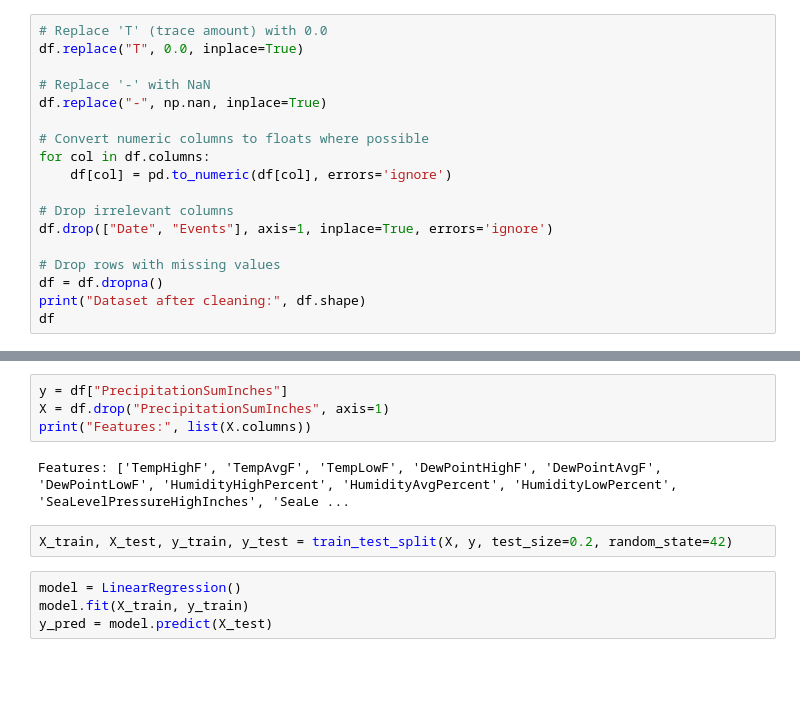
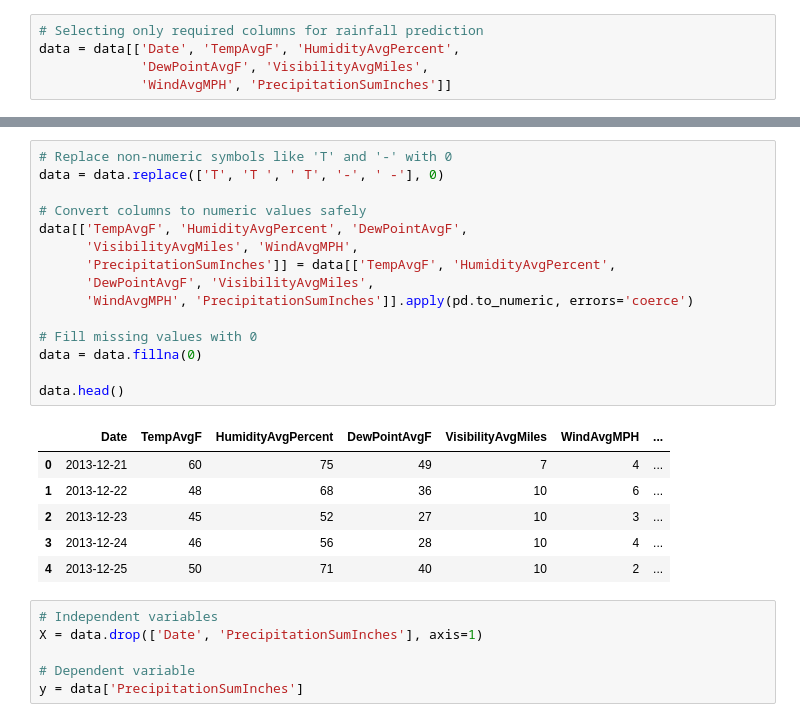
Before and after one commit to NirajMankar/GITHUB, a Jupyter notebook: Rainfall_predication.ipynb/Rainfall predication.ipynb, the cells around one changed output, grey strips where cells are left out. Saved outputs shown, nothing was run; the diff lists cells and outputs as text; blank space fills up the shorter version.

```diff
--- a/Rainfall_predication.ipynb/Rainfall predication.ipynb
+++ b/Rainfall_predication.ipynb/Rainfall predication.ipynb
@@ -28,18 +21,5 @@ Dataset shape: (1319, 21)
 # %%
-# Replace 'T' (trace amount) with 0.0
-df.replace("T", 0.0, inplace=True)
-
-# Replace '-' with NaN
-df.replace("-", np.nan, inplace=True)
-
-# Convert numeric columns to floats where possible
-for col in df.columns:
-    df[col] = pd.to_numeric(df[col], errors='ignore')
-
-# Drop irrelevant columns
-df.drop(["Date", "Events"], axis=1, inplace=True, errors='ignore')
-
-# Drop rows with missing values
-df = df.dropna()
-print("Dataset after cleaning:", df.shape)
-df
+# Selecting only required columns for rainfall prediction
+data = data[['Date', 'TempAvgF', 'HumidityAvgPercent',
+             'DewPointAvgF', 'VisibilityAvgMiles',
+             'WindAvgMPH', 'PrecipitationSumInches']]
@@ -61,13 +26,29 @@ Dataset after cleaning: (1305, 19)
-# %%
-y = df["PrecipitationSumInches"]
-X = df.drop("PrecipitationSumInches", axis=1)
-print("Features:", list(X.columns))
-# %% [output]
-Features: ['TempHighF', 'TempAvgF', 'TempLowF', 'DewPointHighF', 'DewPointAvgF', 'DewPointLowF', 'HumidityHighPercent', 'HumidityAvgPercent', 'HumidityLowPercent', 'SeaLevelPressureHighInches', 'SeaLe ...
+# %%
+# Replace non-numeric symbols like 'T' and '-' with 0
+data = data.replace(['T', 'T ', ' T', '-', ' -'], 0)
+
+# Convert columns to numeric values safely
+data[['TempAvgF', 'HumidityAvgPercent', 'DewPointAvgF',
+      'VisibilityAvgMiles', 'WindAvgMPH',
+      'PrecipitationSumInches']] = data[['TempAvgF', 'HumidityAvgPercent',
+      'DewPointAvgF', 'VisibilityAvgMiles',
+      'WindAvgMPH', 'PrecipitationSumInches']].apply(pd.to_numeric, errors='coerce')
+
+# Fill missing values with 0
+data = data.fillna(0)
+
+data.head()
+# %% [output]
+|  | Date | TempAvgF | HumidityAvgPercent | DewPointAvgF | VisibilityAvgMiles | WindAvgMPH | ... |
+| 0 | 2013-12-21 | 60 | 75 | 49 | 7 | 4 | ... |
+| 1 | 2013-12-22 | 48 | 68 | 36 | 10 | 6 | ... |
+| 2 | 2013-12-23 | 45 | 52 | 27 | 10 | 3 | ... |
+| 3 | 2013-12-24 | 46 | 56 | 28 | 10 | 4 | ... |
+| 4 | 2013-12-25 | 50 | 71 | 40 | 10 | 2 | ... |
 # %%
-X_train, X_test, y_train, y_test = train_test_split(X, y, test_size=0.2, random_state=42)
+# Independent variables
+X = data.drop(['Date', 'PrecipitationSumInches'], axis=1)
+
+# Dependent variable
+y = data['PrecipitationSumInches']
-# %%
-model = LinearRegression()
-model.fit(X_train, y_train)
-y_pred = model.predict(X_test)
 # %%
```
Also changed, not shown: parts of 9 cells of this notebook.
